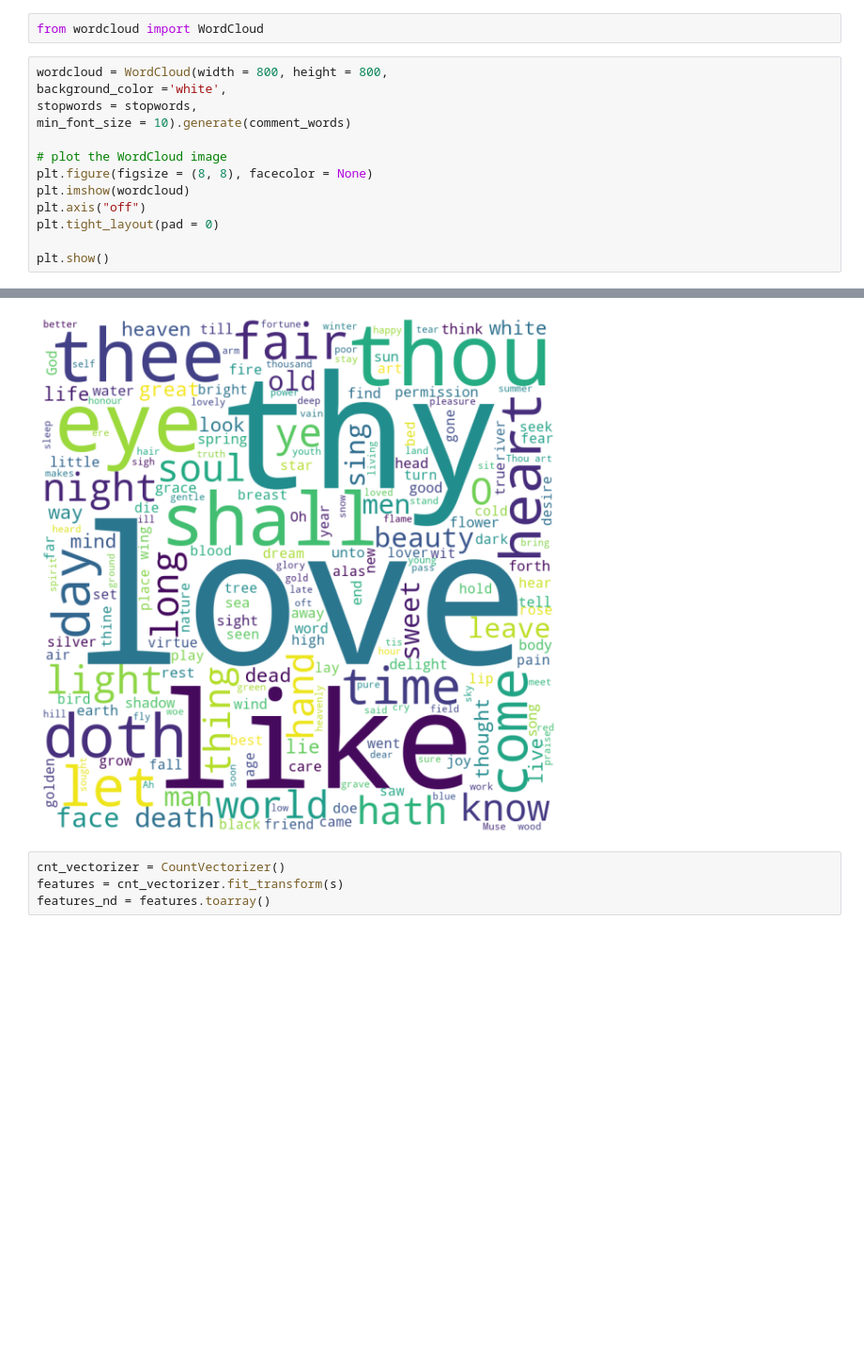
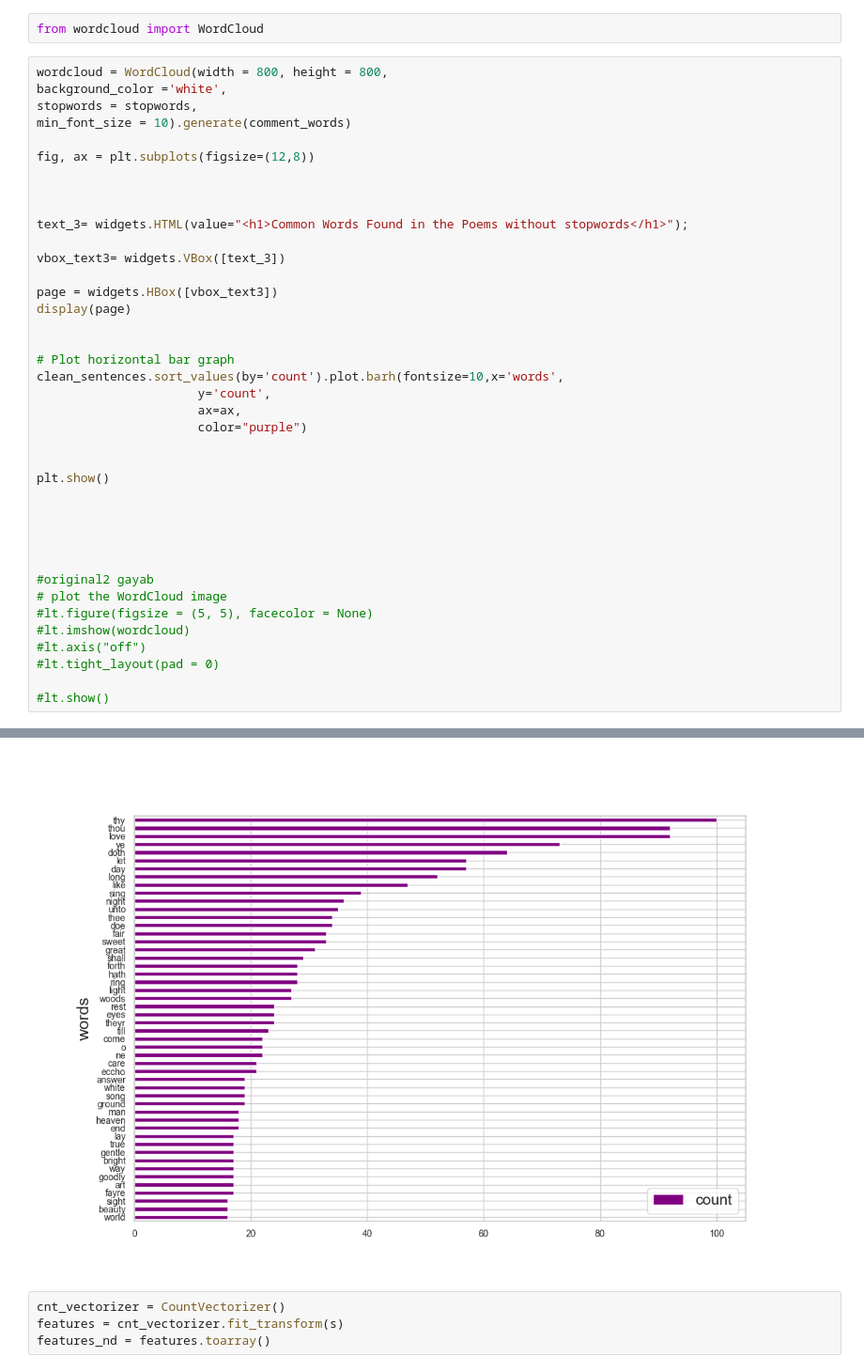
Before and after one commit to Abdul535/Poetry-Analysis, a Jupyter notebook: poetry-analysis.ipynb, the cells around one changed output, grey strips where cells are left out. Shown: that part at 94% size. Cells and saved outputs as stored; diff of their text form; blank space fills up the shorter version.

```diff
--- a/poetry-analysis.ipynb
+++ b/poetry-analysis.ipynb
@@ -308,11 +257,37 @@ background_color ='white',
 stopwords = stopwords,
 min_font_size = 10).generate(comment_words)
 
-# plot the WordCloud image
-plt.figure(figsize = (8, 8), facecolor = None)
-plt.imshow(wordcloud)
-plt.axis("off")
-plt.tight_layout(pad = 0)
+fig, ax = plt.subplots(figsize=(12,8))
+
+
+
+text_3= widgets.HTML(value="<h1>Common Words Found in the Poems without stopwords</h1>");
+
+vbox_text3= widgets.VBox([text_3])
+
+page = widgets.HBox([vbox_text3])
+display(page)
+
+
+# Plot horizontal bar graph
+clean_sentences.sort_values(by='count').plot.barh(fontsize=10,x='words',
+                      y='count',
+                      ax=ax,
+                      color="purple")
+
 
 plt.show()
+
+
+
+
+
+#original2 gayab
+# plot the WordCloud image
+#lt.figure(figsize = (5, 5), facecolor = None)
+#lt.imshow(wordcloud)
+#lt.axis("off")
+#lt.tight_layout(pad = 0)
+
+#lt.show()
 # %% [output]
@@ -319,4 +295,4 @@ plt.show()
-[figure, old version]
+[figure, new version]
 # %%
 cnt_vectorizer = CountVectorizer()
 features = cnt_vectorizer.fit_transform(s)
```
Also changed, not shown: parts of 58 cells of this notebook, 5 other files.
